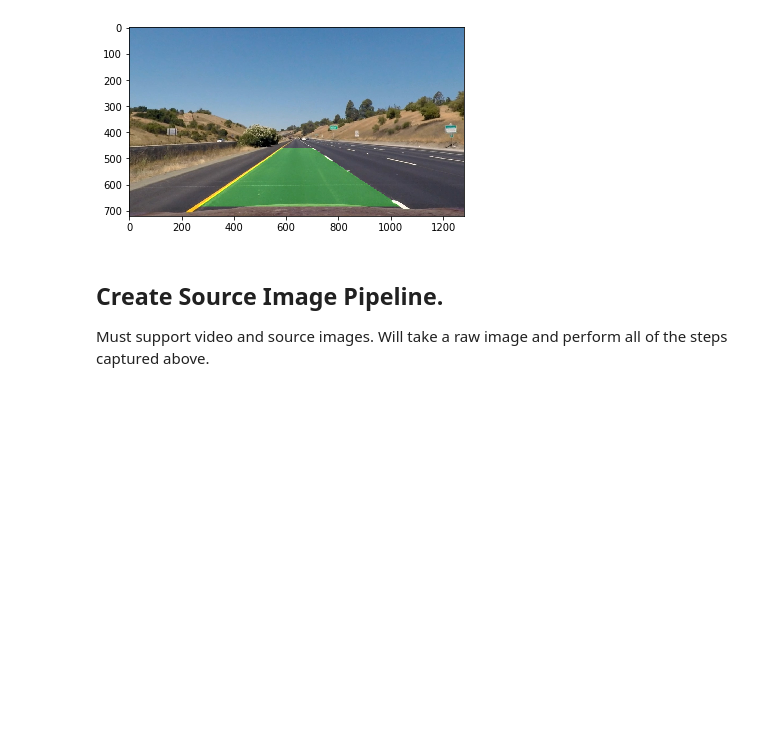
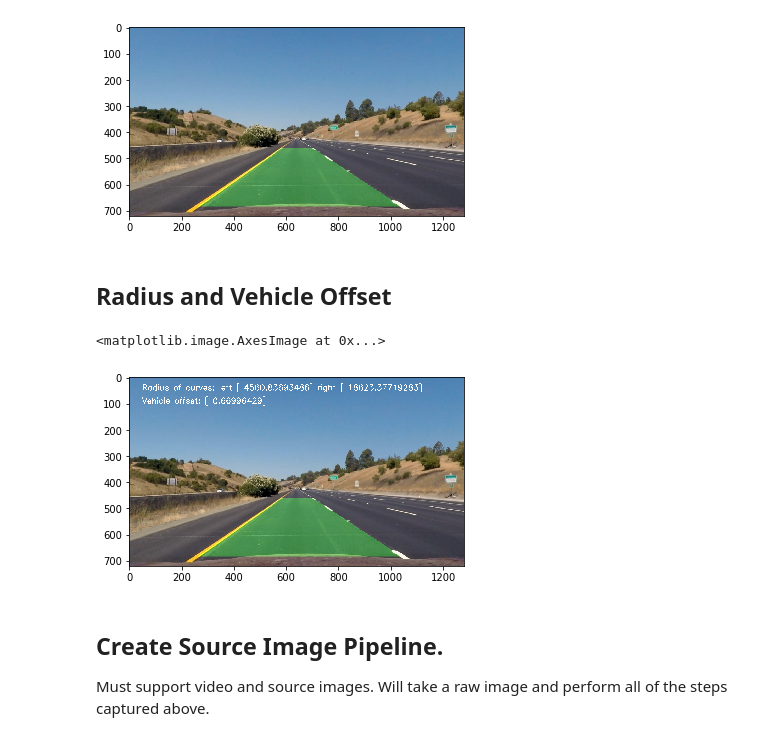
Before and after one commit to YuxiBupt/CarND-Advanced-Lane-Lines, a Jupyter notebook: Avanced-Lane-Finding.ipynb, the cells around one changed output. Drawn from its saved outputs; the diff is of its cells as text; code cells hidden in the pictures; blank space fills up the shorter version.

```diff
--- a/Avanced-Lane-Finding.ipynb
+++ b/Avanced-Lane-Finding.ipynb
@@ -678,6 +713,22 @@ plt.imshow(overlayed_image)
 # %% [output]
 <matplotlib.image.AxesImage at 0x...>
 [figure]
+# %% [markdown]
+## Radius and Vehicle Offset
+# %%
+def apply_text_overlay(image, left_x, right_x, left_fit_x, right_fit_x, y_points):
+    left_radius, right_radius = get_radius_of_curve(left_x, right_x)
+    offset = get_vehicle_offset(image, left_x, right_x)
+
+    cv2.putText(image, 'Radius of curves: left {} right {}'.format(left_radius, right_radius), (50, 50), cv2.FONT_HERSHEY_SIMPLEX, 1, (255, 255, 255), 2)
+    cv2.putText(image, 'Vehicle offset: {}'.format(offset), (50, 100), cv2.FONT_HERSHEY_SIMPLEX, 1, (255, 255, 255), 2)
+
+    return image
+
+plt.imshow(apply_text_overlay(np.copy(overlayed_image), left_x, right_x, left_fit_x, right_fit_x, yvals))
+# %% [output]
+<matplotlib.image.AxesImage at 0x...>
+[figure, added]
 # %% [markdown]
 ## Create Source Image Pipeline.
 Must support video and source images. Will take a raw image and perform all of the steps captured above.
```
Also changed, not shown: parts of 10 cells of this notebook, 12 other files.
